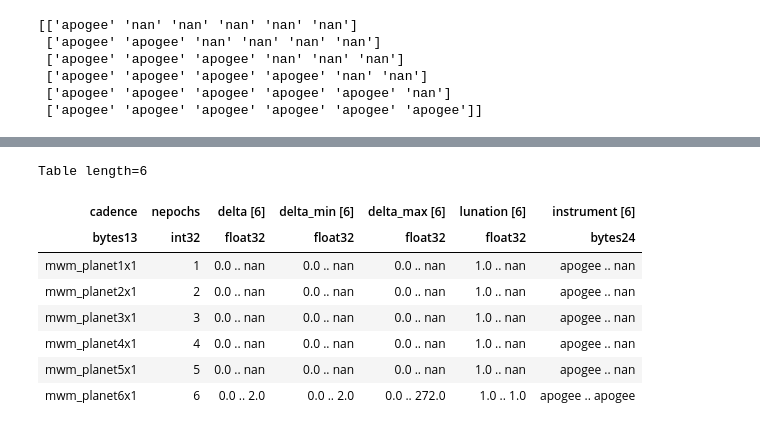
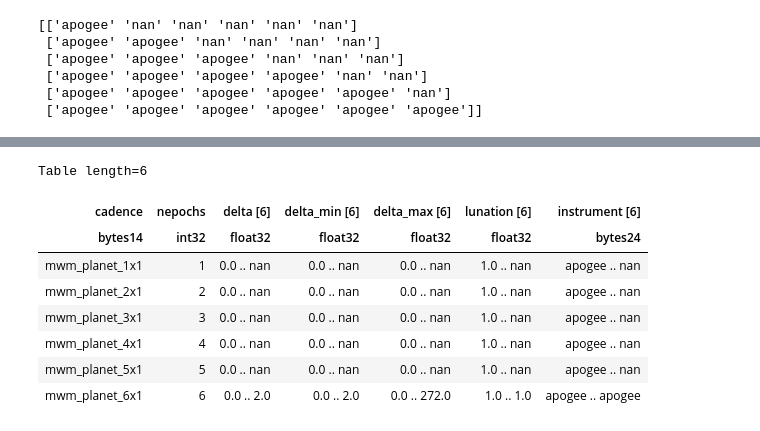
Before and after one commit to William-Zhang-R/SDSS-V-SimTargets, a Jupyter notebook: allsky/TESS Planet Host Targets.ipynb, the cells around one changed output, grey strips where cells are left out. Drawn from its saved outputs; the diff is of its cells as text; code cells hidden in the pictures.

Commit message:
Added YSOs and fixed names in Planet's cadences

```diff
--- a/allsky/TESS Planet Host Targets.ipynb
+++ b/allsky/TESS Planet Host Targets.ipynb
@@ -453,13 +453,13 @@ cadence_tab.write('fps_planet_cadence.fits',overwrite=True)
 # %%
-test =  Table.read('fps_planet_cadence.fits')
+test =  Table.read('mwm_planet_cadence.fits')
 test
 # %% [output]
 Table length=6
 | cadence | nepochs | delta [6] | delta_min [6] | delta_max [6] | lunation [6] | instrument [6] |
-| bytes13 | int32 | float32 | float32 | float32 | float32 | bytes24 |
-| mwm_planet1x1 | 1 | 0.0 .. nan | 0.0 .. nan | 0.0 .. nan | 1.0 .. nan | apogee .. nan |
-| mwm_planet2x1 | 2 | 0.0 .. nan | 0.0 .. nan | 0.0 .. nan | 1.0 .. nan | apogee .. nan |
-| mwm_planet3x1 | 3 | 0.0 .. nan | 0.0 .. nan | 0.0 .. nan | 1.0 .. nan | apogee .. nan |
-| mwm_planet4x1 | 4 | 0.0 .. nan | 0.0 .. nan | 0.0 .. nan | 1.0 .. nan | apogee .. nan |
-| mwm_planet5x1 | 5 | 0.0 .. nan | 0.0 .. nan | 0.0 .. nan | 1.0 .. nan | apogee .. nan |
-| mwm_planet6x1 | 6 | 0.0 .. 2.0 | 0.0 .. 2.0 | 0.0 .. 272.0 | 1.0 .. 1.0 | apogee .. apogee |
+| bytes14 | int32 | float32 | float32 | float32 | float32 | bytes24 |
+| mwm_planet_1x1 | 1 | 0.0 .. nan | 0.0 .. nan | 0.0 .. nan | 1.0 .. nan | apogee .. nan |
+| mwm_planet_2x1 | 2 | 0.0 .. nan | 0.0 .. nan | 0.0 .. nan | 1.0 .. nan | apogee .. nan |
+| mwm_planet_3x1 | 3 | 0.0 .. nan | 0.0 .. nan | 0.0 .. nan | 1.0 .. nan | apogee .. nan |
+| mwm_planet_4x1 | 4 | 0.0 .. nan | 0.0 .. nan | 0.0 .. nan | 1.0 .. nan | apogee .. nan |
+| mwm_planet_5x1 | 5 | 0.0 .. nan | 0.0 .. nan | 0.0 .. nan | 1.0 .. nan | apogee .. nan |
+| mwm_planet_6x1 | 6 | 0.0 .. 2.0 | 0.0 .. 2.0 | 0.0 .. 272.0 | 1.0 .. 1.0 | apogee .. apogee |
```
Also changed, not shown: parts of 5 cells of this notebook, 1 other file.
